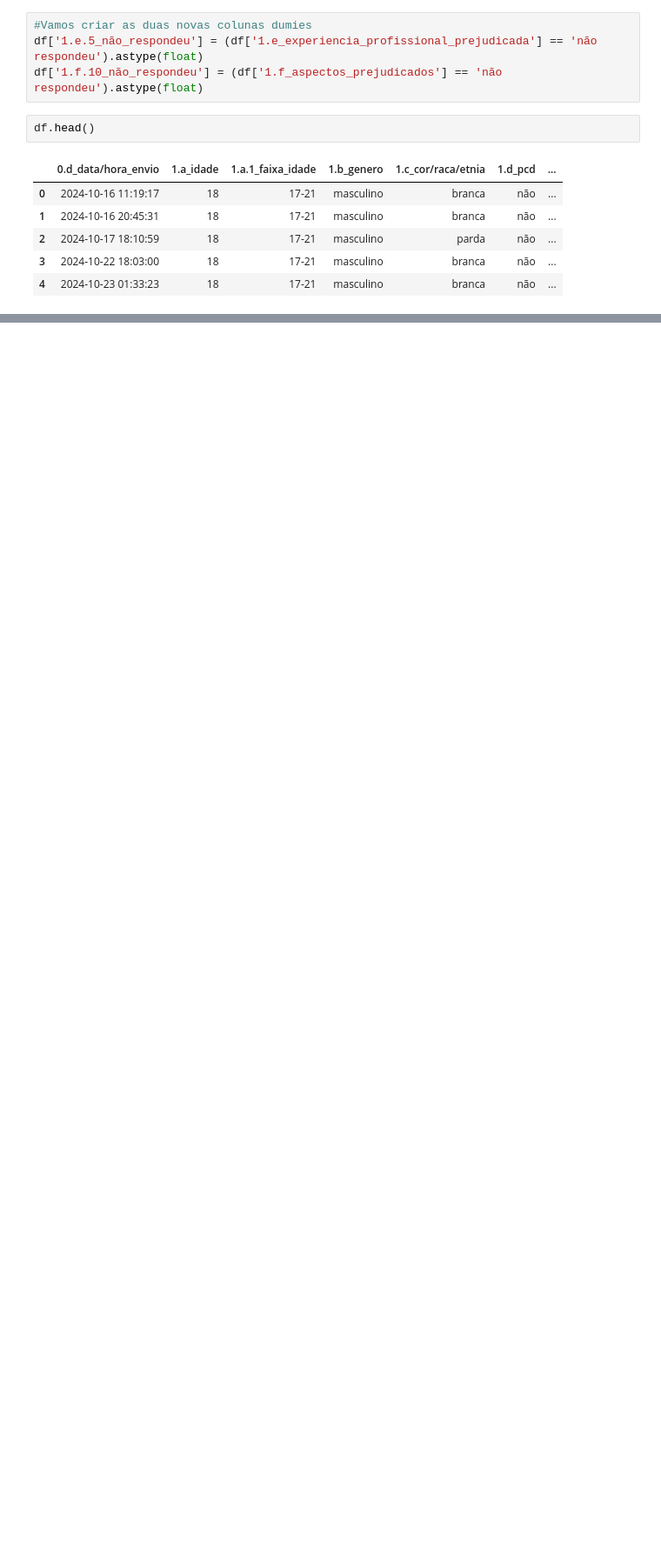
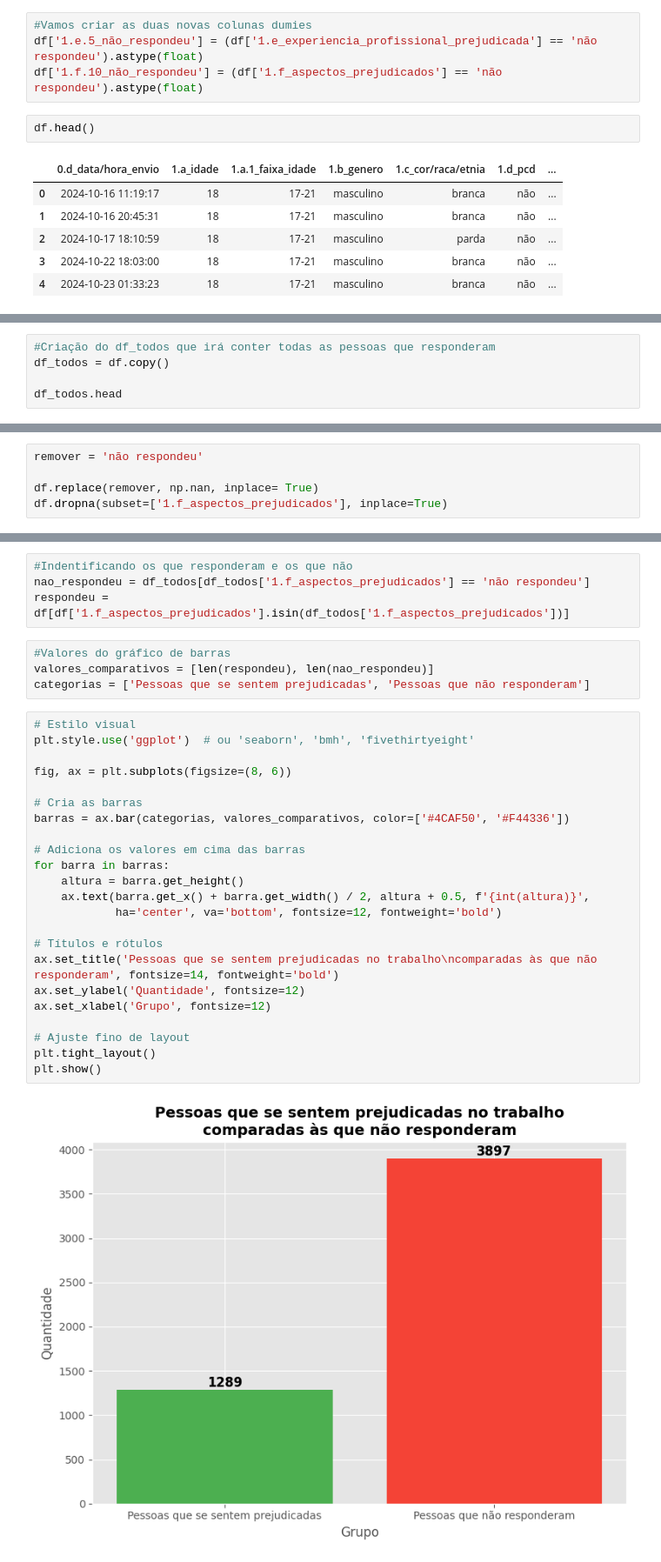
Before and after one commit to rodriguesgui/DC-Data-Glow-Up, a Jupyter notebook: src/main.ipynb, the cells around one changed output, grey strips where cells are left out. Shown at 87% size. Cells and saved outputs as stored; diff of their text form; blank space fills up the shorter version.

Commit message:
Adicionando mais partes no df e primeiro gráfico

```diff
--- a/src/main.ipynb
+++ b/src/main.ipynb
@@ -446,0 +453,5 @@ df.head()
+# %%
+#Criação do df_todos que irá conter todas as pessoas que responderam
+df_todos = df.copy()
+
+df_todos.head
@@ -446,0 +476,5 @@ df.head()
+# %%
+remover = 'não respondeu'
+
+df.replace(remover, np.nan, inplace= True)
+df.dropna(subset=['1.f_aspectos_prejudicados'], inplace=True)
@@ -446,0 +495,33 @@ df.head()
+# %%
+#Indentificando os que responderam e os que não
+nao_respondeu = df_todos[df_todos['1.f_aspectos_prejudicados'] == 'não respondeu']
+respondeu =  df[df['1.f_aspectos_prejudicados'].isin(df_todos['1.f_aspectos_prejudicados'])]
+# %%
+#Valores do gráfico de barras
+valores_comparativos = [len(respondeu), len(nao_respondeu)]
+categorias = ['Pessoas que se sentem prejudicadas', 'Pessoas que não responderam']
+# %%
+# Estilo visual
+plt.style.use('ggplot')  # ou 'seaborn', 'bmh', 'fivethirtyeight'
+
+fig, ax = plt.subplots(figsize=(8, 6))
+
+# Cria as barras
+barras = ax.bar(categorias, valores_comparativos, color=['#4CAF50', '#F44336'])
+
+# Adiciona os valores em cima das barras
+for barra in barras:
+    altura = barra.get_height()
+    ax.text(barra.get_x() + barra.get_width() / 2, altura + 0.5, f'{int(altura)}',
+            ha='center', va='bottom', fontsize=12, fontweight='bold')
+
+# Títulos e rótulos
+ax.set_title('Pessoas que se sentem prejudicadas no trabalho\ncomparadas às que não responderam', fontsize=14, fontweight='bold')
+ax.set_ylabel('Quantidade', fontsize=12)
+ax.set_xlabel('Grupo', fontsize=12)
+
+# Ajuste fino de layout
+plt.tight_layout()
+plt.show()
+# %% [output]
+[figure, added]
```
Also changed, not shown: parts of 7 cells of this notebook.
